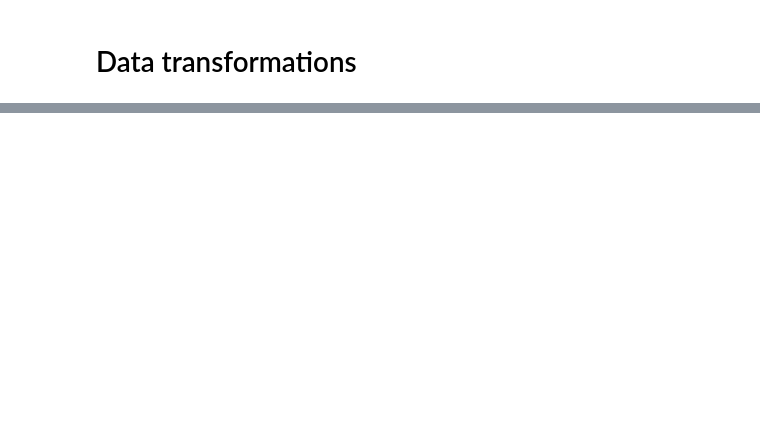
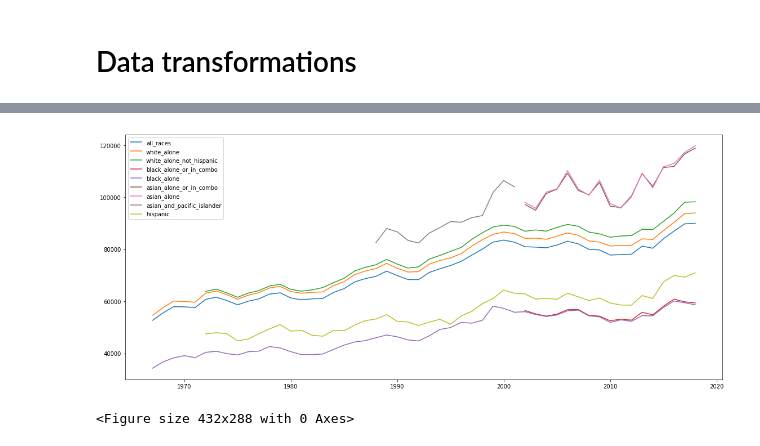
Before and after one commit to SpecCRA/futurist_black_agenda, a Jupyter notebook: eda.ipynb, the cells around one changed output, grey strips where cells are left out. Saved outputs shown, nothing was run; the diff lists cells and outputs as text; code cells hidden in the pictures; blank space fills up the shorter version.

Commit message:
added 2 exploratory plots

```diff
--- a/eda.ipynb
+++ b/eda.ipynb
@@ -54,0 +126,18 @@ wealth_df
+# %%
+# income over time lines
+
+races = list(income_df.race.unique())
+
+plt.figure(figsize=(19,8))
+
+for race in races:
+    x_years = income_df.year[income_df.race == race]
+    mean_incomes = income_df.mean_income[income_df.race == race]
+    plt.plot(x_years, mean_incomes, label=race)
+
+plt.legend()
+plt.show()
+#plt.savefig("income_over_time.png")
+# %% [output]
+[figure, added]
+<Figure size 432x288 with 0 Axes>
```
Also changed, not shown: parts of 8 cells of this notebook, 5 other files.
